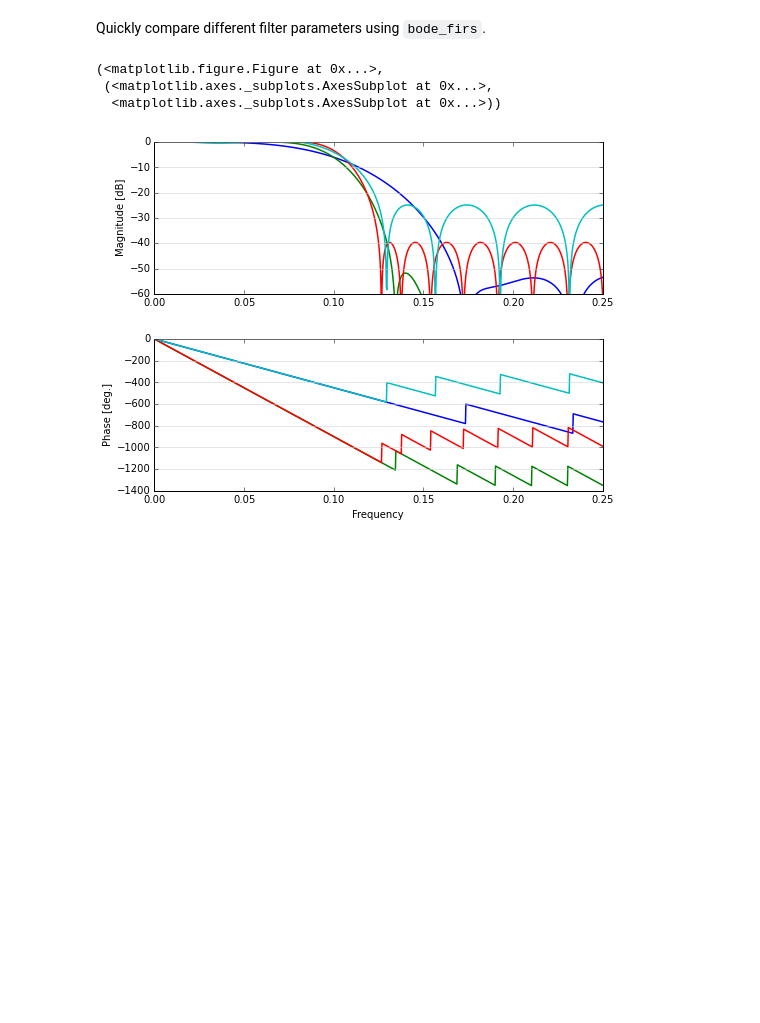
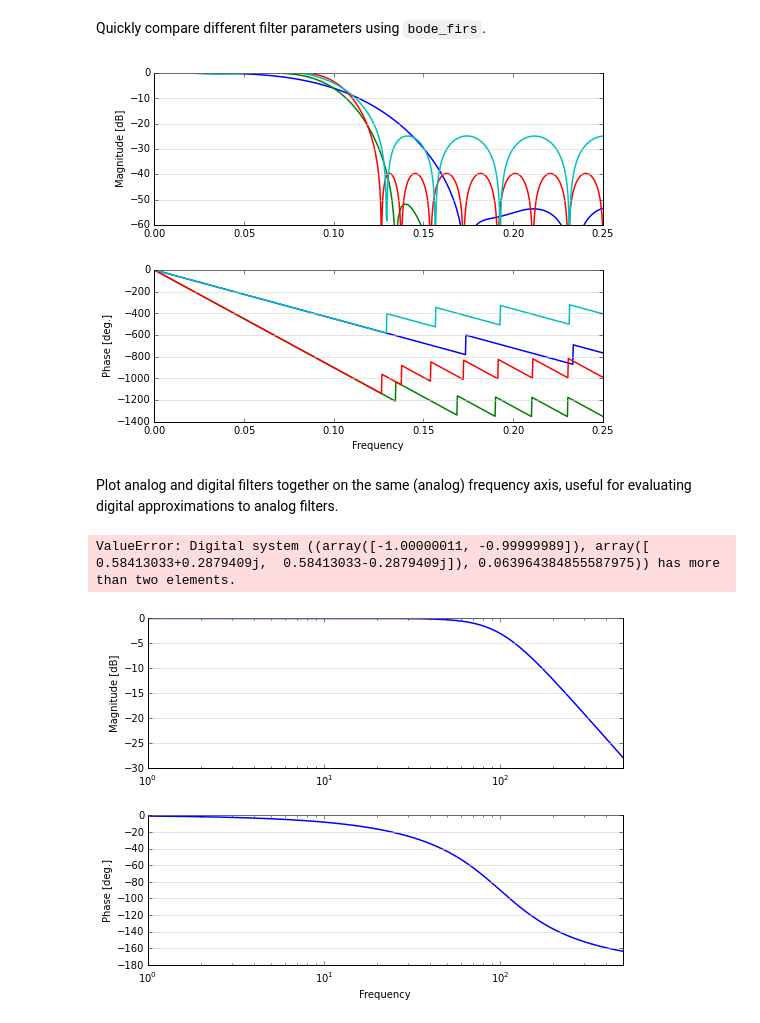
Before and after one commit to ryanpdwyer/sigutils, a Jupyter notebook: examples/Sigutils Example.ipynb, the cells around one changed output. Drawn from its saved outputs; the diff is of its cells as text; code cells hidden in the pictures; blank space fills up the shorter version.

Commit message:
Fixed typo in installation, added analog_digitals, edited example

```diff
--- a/examples/Sigutils Example.ipynb
+++ b/examples/Sigutils Example.ipynb
@@ -31,13 +32,19 @@ sigutils.bode_syss((butter, bessel, ellip, cheb2), xlim=(40, 480), mag_lim=(-80,
 # %% [markdown]
 Quickly compare different filter parameters using `bode_firs`.
 # %%
-sigutils.bode_firs((signal.firwin(51, 0.1, nyq=1),
-                    signal.firwin(101, 0.1, nyq=1),
-                    signal.remez(101, [0, 0.085, 0.125, 1], [1, 0], Hz=2),
-                    signal.remez(51, [0, 0.085, 0.125, 1], [1, 0], Hz=2)),
-                   xlim=(0, 0.25), mag_lim=(-60, 0, 10))
+fig, (ax1, ax2) = sigutils.bode_firs((signal.firwin(51, 0.1, nyq=1),
+                                     signal.firwin(101, 0.1, nyq=1),
+                                     signal.remez(101, [0, 0.085, 0.125, 1], [1, 0], Hz=2),
+                                     signal.remez(51, [0, 0.085, 0.125, 1], [1, 0], Hz=2)),
+                                     xlim=(0, 0.25), mag_lim=(-60, 0, 10))
 # %% [output]
-(<matplotlib.figure.Figure at 0x...>,
- (<matplotlib.axes._subplots.AxesSubplot at 0x...>,
-  <matplotlib.axes._subplots.AxesSubplot at 0x...>))
 [figure]
+# %% [markdown]
+Plot analog and digital filters together on the same (analog) frequency axis, useful for evaluating digital approximations to analog filters.
+# %%
+butt = signal.butter(2, 2*np.pi*100, analog=True, output='zpk')
+butt_z = signal.cont2discrete(butt, 1./1000., method='bilinear')[:-1]
+sigutils.bode_an_dig((butt,), (butt_z,), 1000, xlog=True, xlim=(1, 500))
+# %% [output]
+ValueError: Digital system ((array([-1.00000011, -0.99999989]), array([ 0.58413033+0.2879409j,  0.58413033-0.2879409j]), 0.063964384855587975)) has more than two elements.
+[figure, added]
```
Also changed, not shown: parts of 3 cells of this notebook, 3 other files.
